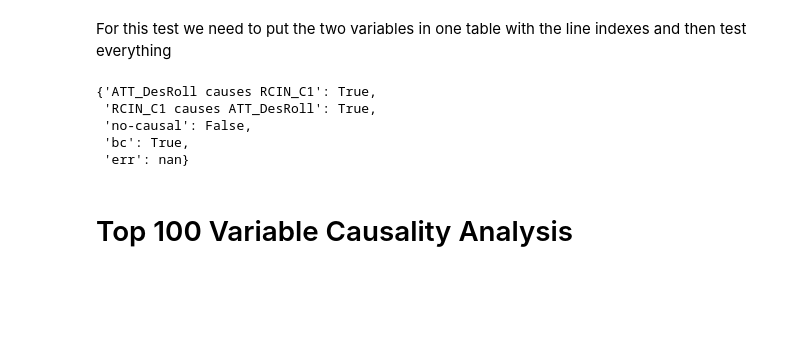
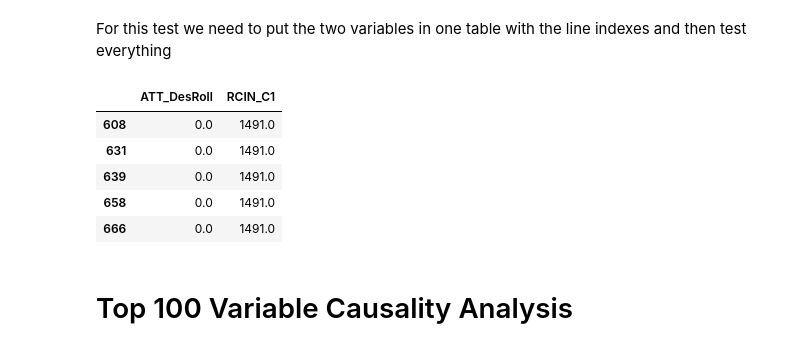
Before and after one commit to Husseinjd/DroneCrashDetection, a Jupyter notebook: analysis/causality_analysis.ipynb, the cells around one changed output. Saved outputs shown, nothing was run; the diff lists cells and outputs as text; code cells hidden in the pictures; blank space fills up the shorter version.

```diff
--- a/analysis/causality_analysis.ipynb
+++ b/analysis/causality_analysis.ipynb
@@ -79,12 +83,11 @@ dft.dropna(axis=0,how='any',inplace=True)
-# %%
-gc = GrangerCausalityTest(pd_frame=dft,maxlag=10)
-gc.var_grangertest()
-gc.dict_res
-# %% [output]
-{'ATT_DesRoll causes RCIN_C1': True,
- 'RCIN_C1 causes ATT_DesRoll': True,
- 'no-causal': False,
- 'bc': True,
- 'err': nan}
+# %%
+dft.head()
+# %% [output]
+|  | ATT_DesRoll | RCIN_C1 |
+| 608 | 0.0 | 1491.0 |
+| 631 | 0.0 | 1491.0 |
+| 639 | 0.0 | 1491.0 |
+| 658 | 0.0 | 1491.0 |
+| 666 | 0.0 | 1491.0 |
 # %% [markdown]
 # Top 100 Variable Causality Analysis
```
Also changed, not shown: parts of 16 cells of this notebook, 17 other files.
